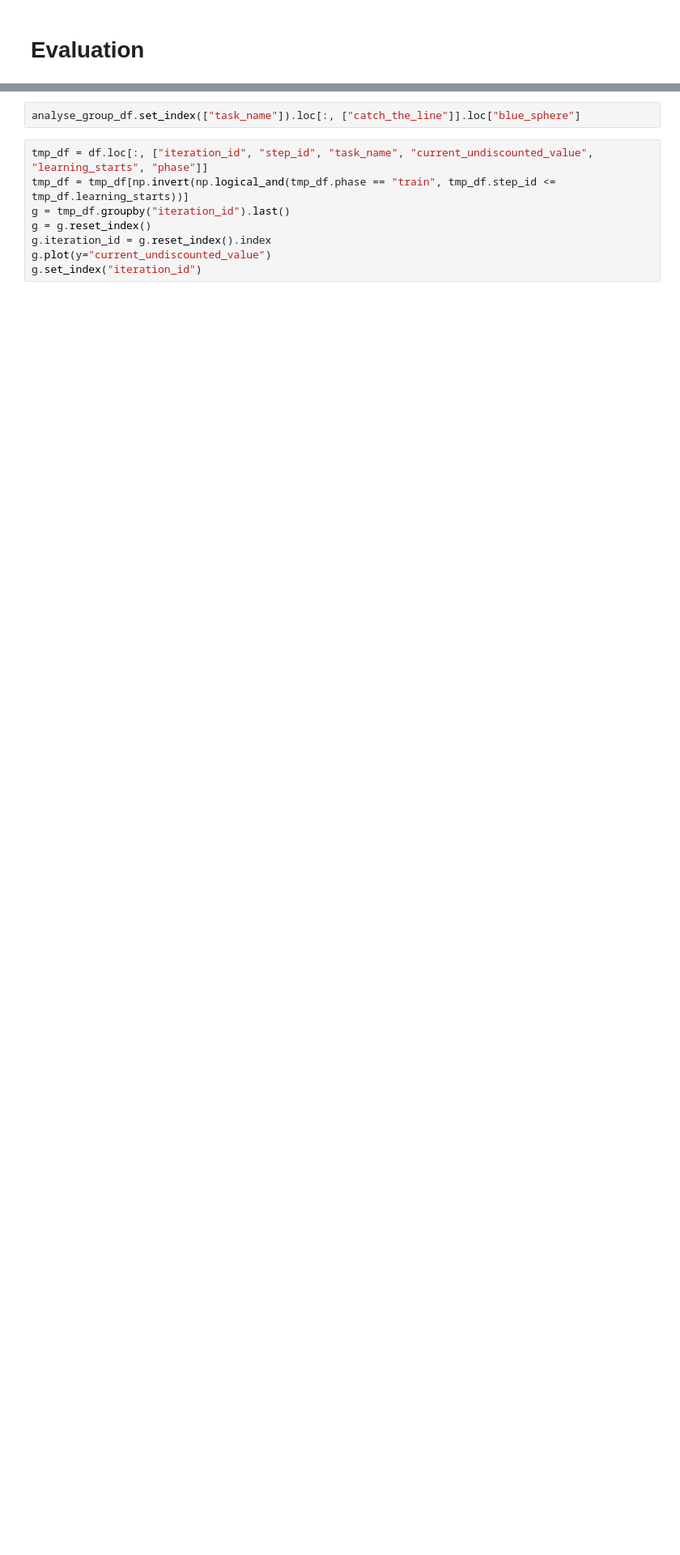
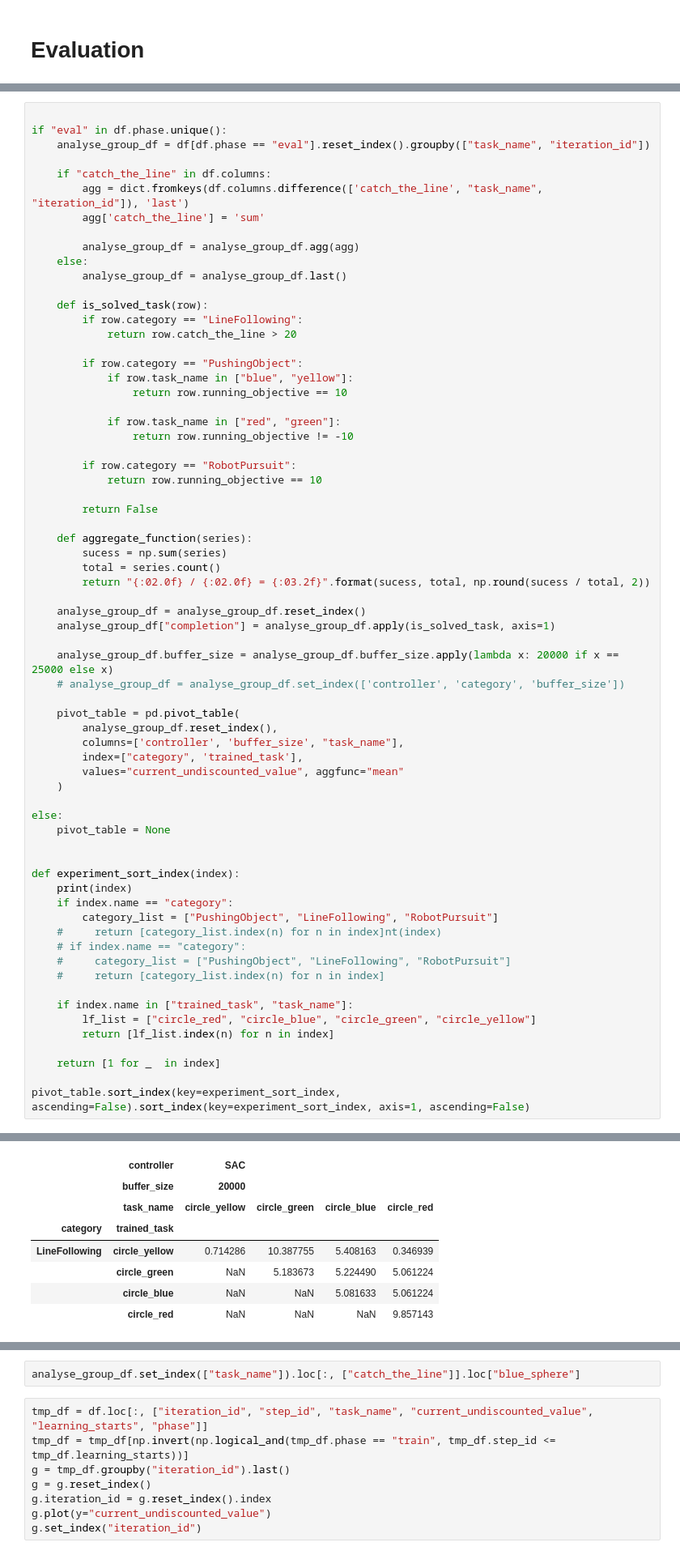
Before and after one commit to thd-research/regelum-playground, a Jupyter notebook: notebooks/check_log.ipynb, the cells around one changed output, grey strips where cells are left out. Shown at 81% size. Drawn from its saved outputs; the diff is of its cells as text; blank space fills up the shorter version.

```diff
--- a/notebooks/check_log.ipynb
+++ b/notebooks/check_log.ipynb
@@ -344,0 +462,68 @@ pivot_table
+# %%
+
+if "eval" in df.phase.unique():
+    analyse_group_df = df[df.phase == "eval"].reset_index().groupby(["task_name", "iteration_id"])
+
+    if "catch_the_line" in df.columns:
+        agg = dict.fromkeys(df.columns.difference(['catch_the_line', "task_name", "iteration_id"]), 'last')
+        agg['catch_the_line'] = 'sum'
+
+        analyse_group_df = analyse_group_df.agg(agg)
+    else:
+        analyse_group_df = analyse_group_df.last()
+
+    def is_solved_task(row):
+        if row.category == "LineFollowing":
+            return row.catch_the_line > 20
+
+        if row.category == "PushingObject":
+            if row.task_name in ["blue", "yellow"]:
+                return row.running_objective == 10
+
+            if row.task_name in ["red", "green"]:
+                return row.running_objective != -10
+
+        if row.category == "RobotPursuit":
+            return row.running_objective == 10
+
+        return False
+
+    def aggregate_function(series):
+        sucess = np.sum(series)
+        total = series.count()
+        return "{:02.0f} / {:02.0f} = {:03.2f}".format(sucess, total, np.round(sucess / total, 2))
+
+    analyse_group_df = analyse_group_df.reset_index()
+    analyse_group_df["completion"] = analyse_group_df.apply(is_solved_task, axis=1)
+
+    analyse_group_df.buffer_size = analyse_group_df.buffer_size.apply(lambda x: 20000 if x == 25000 else x)
+    # analyse_group_df = analyse_group_df.set_index(['controller', 'category', 'buffer_size'])
+
+    pivot_table = pd.pivot_table(
+        analyse_group_df.reset_index(),
+        columns=['controller', 'buffer_size', "task_name"],
+        index=["category", 'trained_task'],
+        values="current_undiscounted_value", aggfunc="mean"
+    )
+
+else:
+    pivot_table = None
+
+
+def experiment_sort_index(index):
+    print(index)
+    if index.name == "category":
+        category_list = ["PushingObject", "LineFollowing", "RobotPursuit"]
+    #     return [category_list.index(n) for n in index]nt(index)
+    # if index.name == "category":
+    #     category_list = ["PushingObject", "LineFollowing", "RobotPursuit"]
+    #     return [category_list.index(n) for n in index]
+
+    if index.name in ["trained_task", "task_name"]:
+        lf_list = ["circle_red", "circle_blue", "circle_green", "circle_yellow"]
+        return [lf_list.index(n) for n in index]
+
+    return [1 for _  in index]
+
+pivot_table.sort_index(key=experiment_sort_index, ascending=False).sort_index(key=experiment_sort_index, axis=1, ascending=False)
+# %% [output]
@@ -344,0 +535,8 @@ pivot_table
+|  | controller | SAC |  |  |  |
+|  | buffer_size | 20000 |  |  |  |
+|  | task_name | circle_yellow | circle_green | circle_blue | circle_red |
+| category | trained_task |  |  |  |  |
+| LineFollowing | circle_yellow | 0.714286 | 10.387755 | 5.408163 | 0.346939 |
+|  | circle_green | NaN | 5.183673 | 5.224490 | 5.061224 |
+|  | circle_blue | NaN | NaN | 5.081633 | 5.061224 |
+|  | circle_red | NaN | NaN | NaN | 9.857143 |
```
Also changed, not shown: parts of 18 cells of this notebook.
